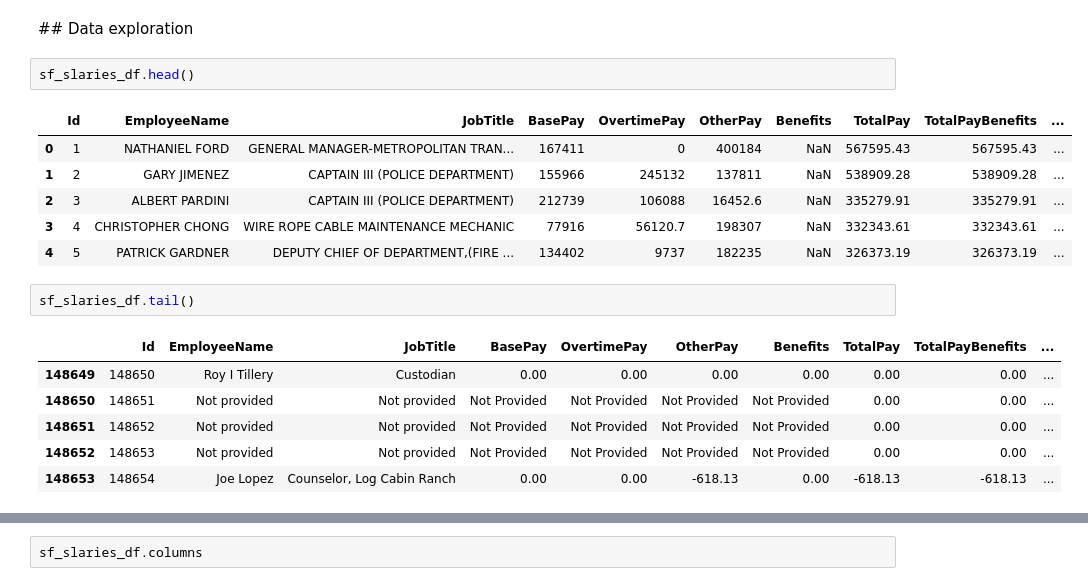
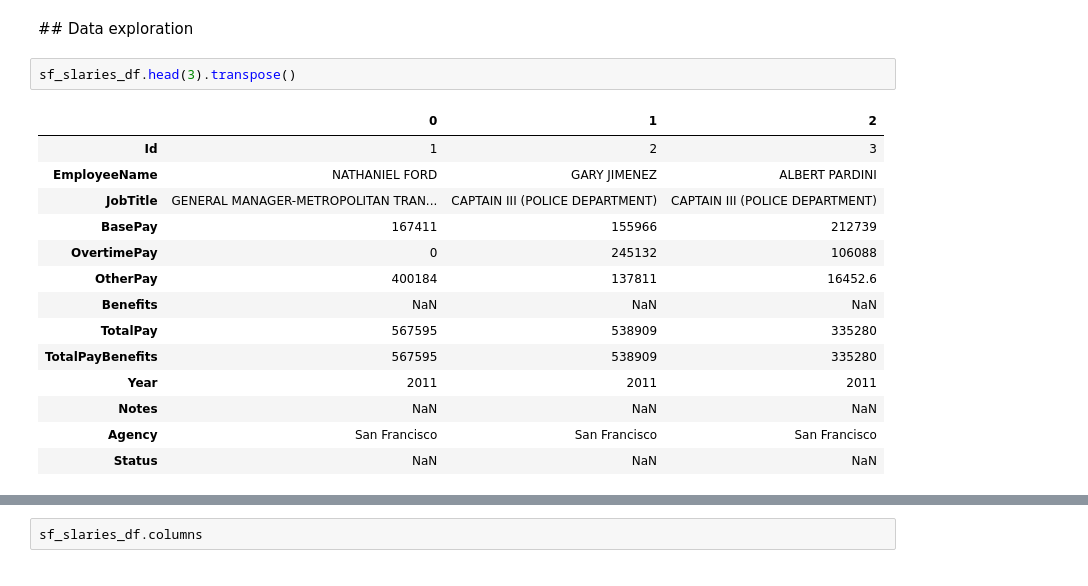
Before and after one commit to yassineAlouini/first-steps-data-science, a Jupyter notebook: first_steps_in_data_science.ipynb, the cells around one changed output, grey strips where cells are left out. Cells and saved outputs as stored; diff of their text form.

```diff
--- a/first_steps_in_data_science.ipynb
+++ b/first_steps_in_data_science.ipynb
@@ -107,20 +108,19 @@ sf_slaries_df = pd.read_csv('data/Salaries.csv')
 # %% [markdown]
 ## Data exploration
 # %%
-sf_slaries_df.head()
+sf_slaries_df.head(3).transpose()
 # %% [output]
-|  | Id | EmployeeName | JobTitle | BasePay | OvertimePay | OtherPay | Benefits | TotalPay | TotalPayBenefits | ... |
-| 0 | 1 | NATHANIEL FORD | GENERAL MANAGER-METROPOLITAN TRAN... | 167411 | 0 | 400184 | NaN | 567595.43 | 567595.43 | ... |
-| 1 | 2 | GARY JIMENEZ | CAPTAIN III (POLICE DEPARTMENT) | 155966 | 245132 | 137811 | NaN | 538909.28 | 538909.28 | ... |
-| 2 | 3 | ALBERT PARDINI | CAPTAIN III (POLICE DEPARTMENT) | 212739 | 106088 | 16452.6 | NaN | 335279.91 | 335279.91 | ... |
-| 3 | 4 | CHRISTOPHER CHONG | WIRE ROPE CABLE MAINTENANCE MECHANIC | 77916 | 56120.7 | 198307 | NaN | 332343.61 | 332343.61 | ... |
-| 4 | 5 | PATRICK GARDNER | DEPUTY CHIEF OF DEPARTMENT,(FIRE ... | 134402 | 9737 | 182235 | NaN | 326373.19 | 326373.19 | ... |
+|  | 0 | 1 | 2 |
+| Id | 1 | 2 | 3 |
+| EmployeeName | NATHANIEL FORD | GARY JIMENEZ | ALBERT PARDINI |
+| JobTitle | GENERAL MANAGER-METROPOLITAN TRAN... | CAPTAIN III (POLICE DEPARTMENT) | CAPTAIN III (POLICE DEPARTMENT) |
+| BasePay | 167411 | 155966 | 212739 |
+| OvertimePay | 0 | 245132 | 106088 |
+| OtherPay | 400184 | 137811 | 16452.6 |
+| Benefits | NaN | NaN | NaN |
+| TotalPay | 567595 | 538909 | 335280 |
+| TotalPayBenefits | 567595 | 538909 | 335280 |
+| Year | 2011 | 2011 | 2011 |
+| Notes | NaN | NaN | NaN |
+| Agency | San Francisco | San Francisco | San Francisco |
+| Status | NaN | NaN | NaN |
-# %%
-sf_slaries_df.tail()
-# %% [output]
-|  | Id | EmployeeName | JobTitle | BasePay | OvertimePay | OtherPay | Benefits | TotalPay | TotalPayBenefits | ... |
-| 148649 | 148650 | Roy I Tillery | Custodian | 0.00 | 0.00 | 0.00 | 0.00 | 0.00 | 0.00 | ... |
-| 148650 | 148651 | Not provided | Not provided | Not Provided | Not Provided | Not Provided | Not Provided | 0.00 | 0.00 | ... |
-| 148651 | 148652 | Not provided | Not provided | Not Provided | Not Provided | Not Provided | Not Provided | 0.00 | 0.00 | ... |
-| 148652 | 148653 | Not provided | Not provided | Not Provided | Not Provided | Not Provided | Not Provided | 0.00 | 0.00 | ... |
-| 148653 | 148654 | Joe Lopez | Counselor, Log Cabin Ranch | 0.00 | 0.00 | -618.13 | 0.00 | -618.13 | -618.13 | ... |
```
Also changed, not shown: parts of 7 cells of this notebook, 2 other files.
